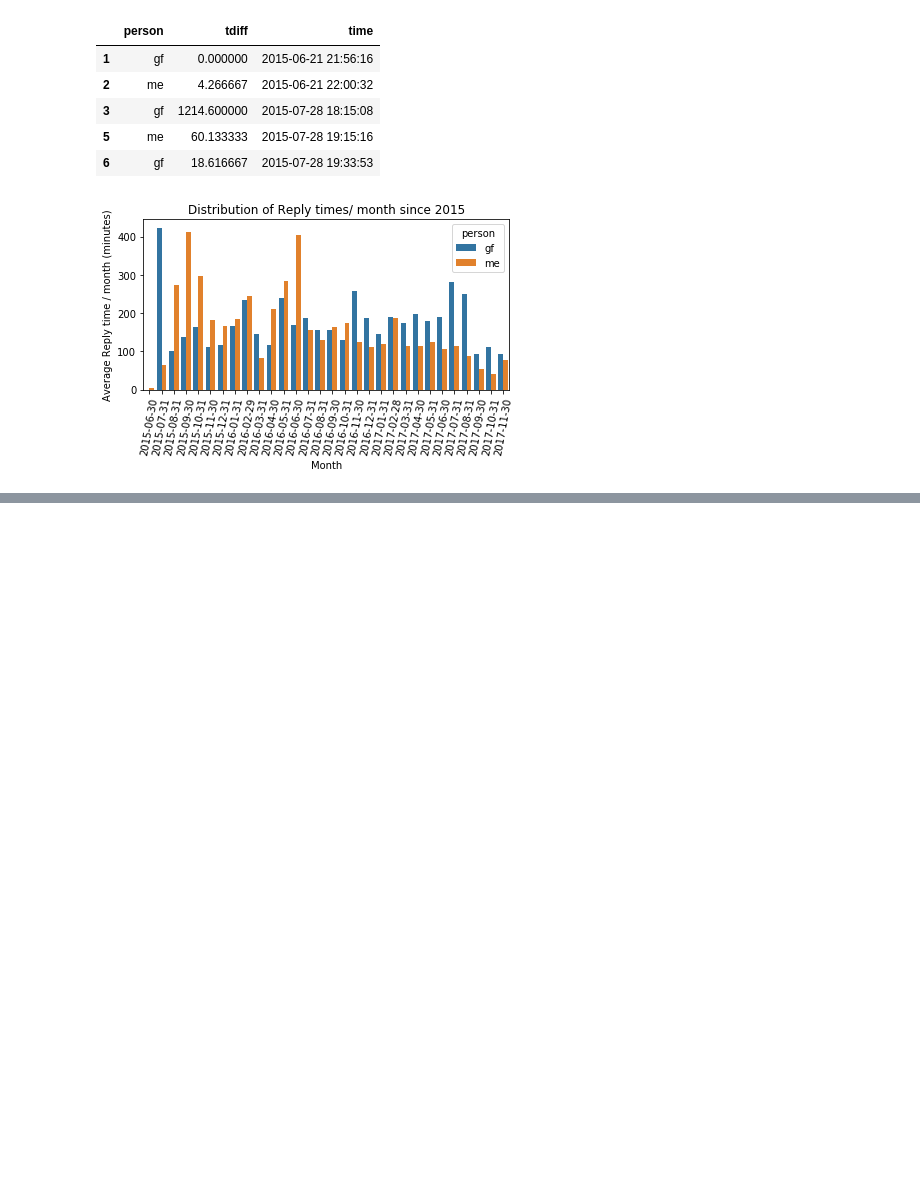
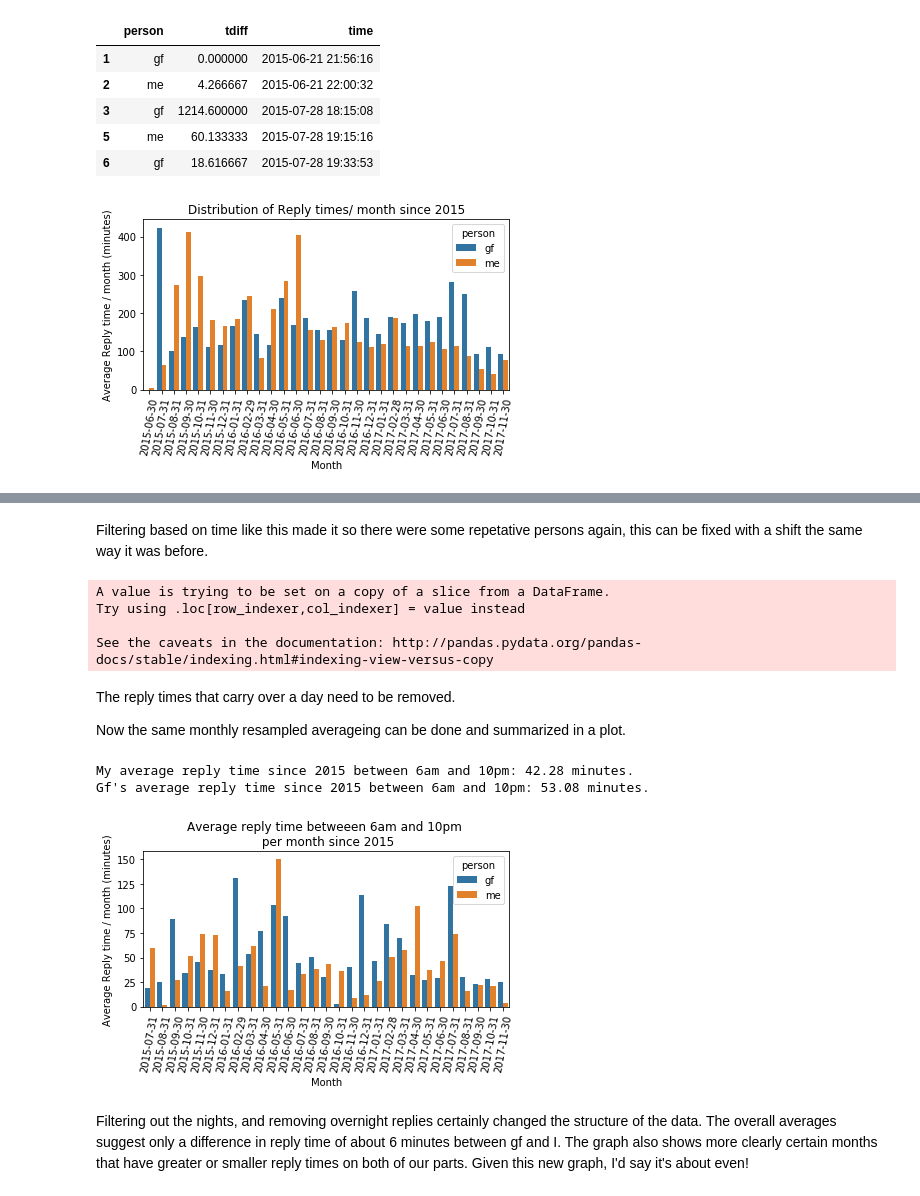
Before and after one commit to jakevc/reply-times, a Jupyter notebook: texting_gf.ipynb, the cells around one changed output, grey strips where cells are left out. Cells and saved outputs as stored; diff of their text form; code cells hidden in the pictures; blank space fills up the shorter version.

```diff
--- a/texting_gf.ipynb
+++ b/texting_gf.ipynb
@@ -28,6 +27,7 @@ dtype: object
 Looks like I need to change the time column to datetime!
 # %%
 gf_txt['time'] = pd.to_datetime(gf_txt['time'])
+gf_txt2 = gf_txt.copy()
 # %%
 gf_txt.head(20)
 # %% [output]
@@ -139,0 +164,57 @@ I am pretty confident now that my reply time is a little faste on average than m
+# %% [markdown]
+Filtering based on time like this made it so there were some repetative persons again, this can be fixed with a shift the same way it was before.
+# %%
+# create pnext that is shifted version of person
+gf_daytime['pnext2'] = gf_daytime.person.shift(-1)
+
+# make new dataframe where each row is a change in the person who is texting
+gf_daytime = gf_daytime.loc[gf_daytime['person'] != gf_daytime['pnext2']]
+gf_daytime.head()
+
+# groupby date to remove diffs that carry over a day
+group = gf_daytime.groupby(by='date')
+
+# compute time difference in seconds as new column
+gf_daytime['tdiff'] = group['time'].diff().dt.seconds.div(60, fill_value = 0)
+gf_daytime.head(20)
+
+# Select only non-zero rows
+gf_daytime = gf_daytime[gf_daytime['tdiff'] != 0]
+# %% [output]
+A value is trying to be set on a copy of a slice from a DataFrame.
+Try using .loc[row_indexer,col_indexer] = value instead
+
+See the caveats in the documentation: http://pandas.pydata.org/pandas-docs/stable/indexing.html#indexing-view-versus-copy
+# %% [markdown]
+The reply times that carry over a day need to be removed.
+
+Now the same monthly resampled averageing can be done and summarized in a plot.
+# %%
+# select columns of interest
+gf_daytime = gf_daytime.filter(['person','tdiff', 'time'])
+
+gf_monthly2 = gf_daytime.groupby('person').resample('M', on='time').mean().reset_index()
+gf_monthly2.head()
+gf_monthly2['time'] = gf_monthly2['time'].map(lambda x: x.strftime('%Y-%m-%d'))
+
+
+fig, ax = plt.subplots()
+sns.barplot('time', 'tdiff', data=gf_monthly2, hue='person', ax=ax)
+plt.xticks(rotation=80)
+plt.xlabel('Month')
+plt.ylabel('Average Reply time / month (minutes)')
+plt.title('Average reply time betweeen 6am and 10pm \n per month since 2015')
+plt.tight_layout()
+plt.savefig('replytimes_day.png', dpi=1000)
+
+print("My average reply time since 2015 between 6am and 10pm: " +
+      str(round(gf_monthly2[gf_monthly2['person'] == 'me'].mean()[0], 2))  + " minutes.")
+
+print("Gf's average reply time since 2015 between 6am and 10pm: " +
+      str(round(gf_monthly2[gf_monthly2['person'] == 'gf'].mean()[0], 2)) + " minutes.")
+# %% [output]
+My average reply time since 2015 between 6am and 10pm: 42.28 minutes.
+Gf's average reply time since 2015 between 6am and 10pm: 53.08 minutes.
+[figure, added]
+# %% [markdown]
+Filtering out the nights, and removing overnight replies certainly changed the structure of the data. The overall averages suggest only a difference in reply time of about 6 minutes between gf and I. The graph also shows more clearly certain months that have greater or smaller reply times on both of our parts. Given this new graph, I'd say it's about even!
```
Also changed, not shown: parts of 12 cells of this notebook, 2 other files.
